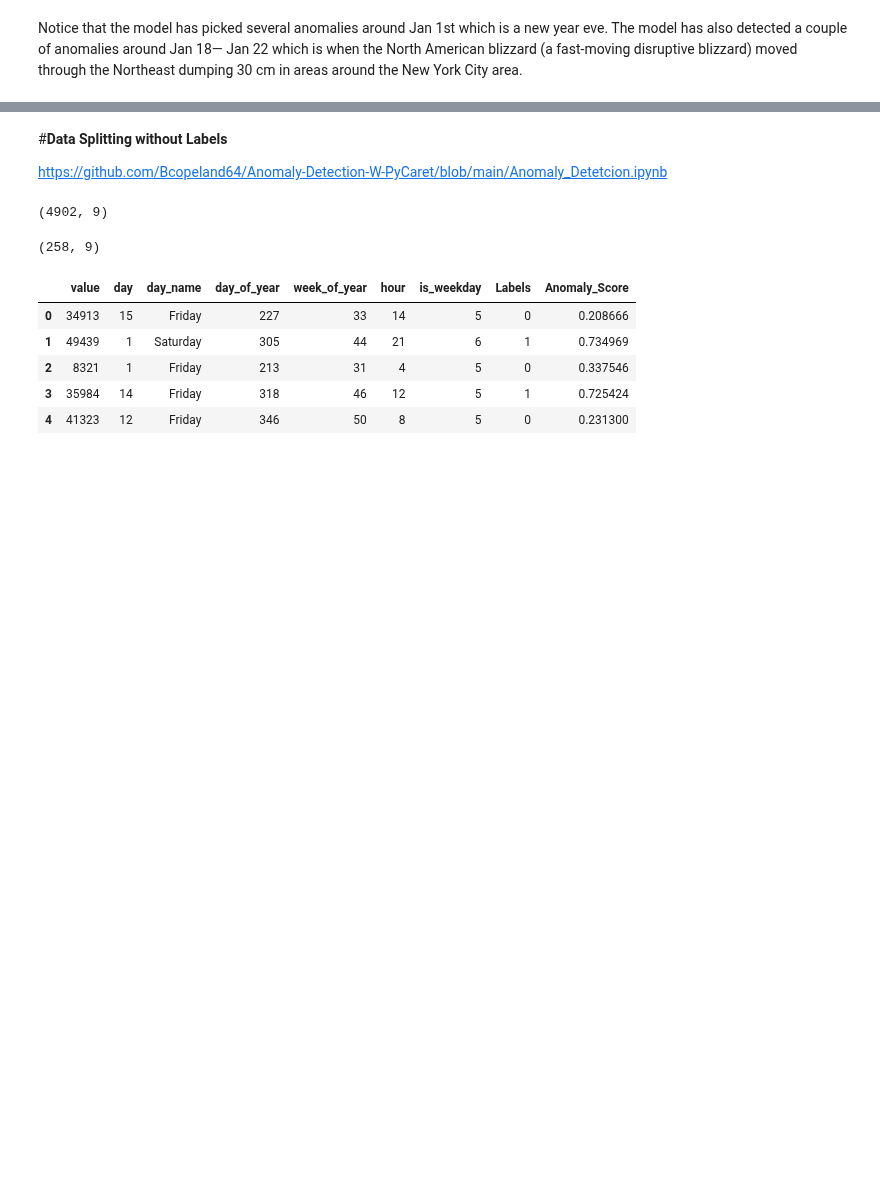
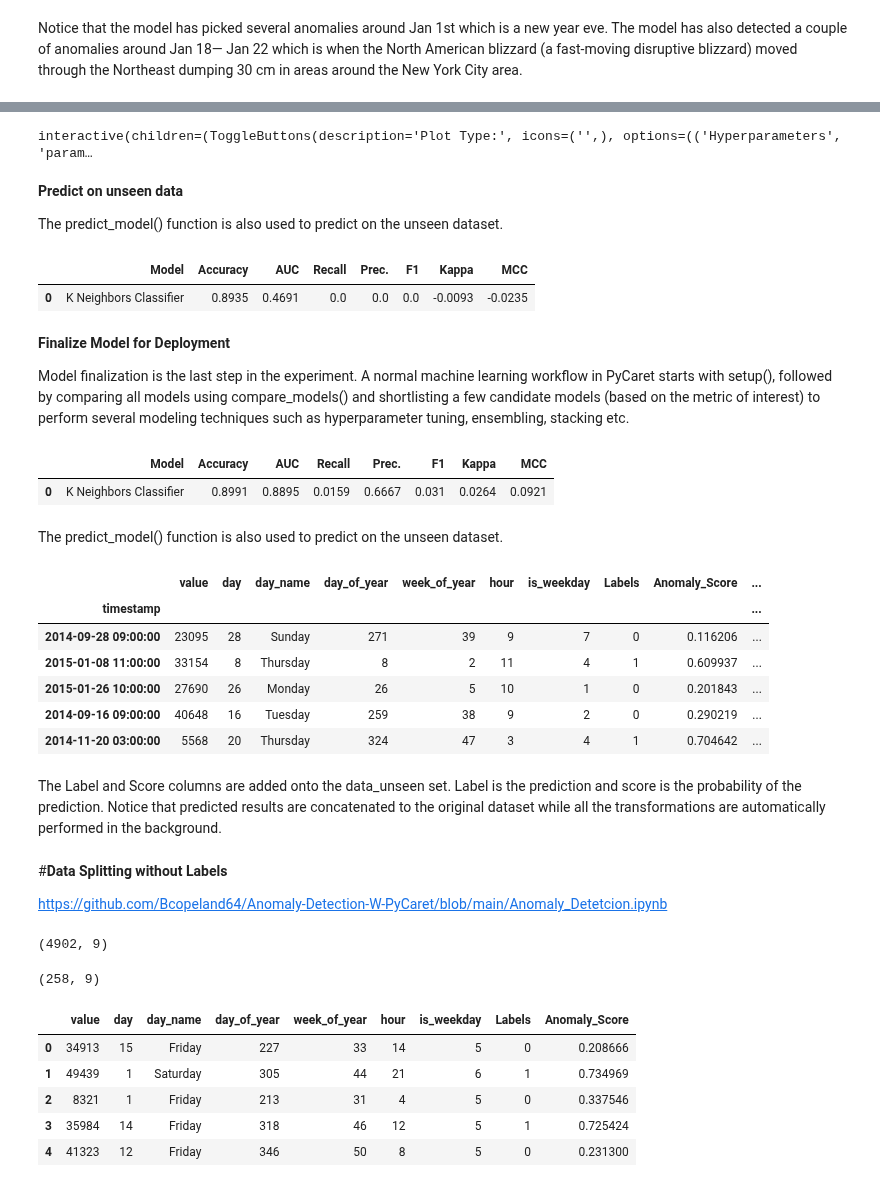
Before and after one commit to myconcordia/A2I2, a Jupyter notebook: Time_Series_Anomaly_Detection.ipynb, the cells around one changed output, grey strips where cells are left out. Drawn from its saved outputs; the diff is of its cells as text; code cells hidden in the pictures; blank space fills up the shorter version.

```diff
--- a/Time_Series_Anomaly_Detection.ipynb
+++ b/Time_Series_Anomaly_Detection.ipynb
@@ -263,3 +273,3 @@ train_data, test_data, train_labels, test_labels = train_test_split(sos_results,
 # %%
-train_data.reset_index(drop=True, inplace=True)
-test_data.reset_index(drop=True, inplace=True)
+#train_data.reset_index(drop=True, inplace=True)
+#test_data.reset_index(drop=True, inplace=True)
@@ -268,3 +357,41 @@ train_data['value']
+# %%
+evaluate_model(knn)
+# %% [output]
+interactive(children=(ToggleButtons(description='Plot Type:', icons=('',), options=(('Hyperparameters', 'param…
+# %% [markdown]
+**Predict on unseen data**
+
+The predict_model() function is also used to predict on the unseen dataset.
+# %%
+predict_model(knn);
+# %% [output]
+|  | Model | Accuracy | AUC | Recall | Prec. | F1 | Kappa | MCC |
+| 0 | K Neighbors Classifier | 0.8935 | 0.4691 | 0.0 | 0.0 | 0.0 | -0.0093 | -0.0235 |
+# %% [markdown]
+**Finalize Model for Deployment**
+
+Model finalization is the last step in the experiment. A normal machine learning workflow in PyCaret starts with setup(), followed by comparing all models using compare_models() and shortlisting a few candidate models (based on the metric of interest) to perform several modeling techniques such as hyperparameter tuning, ensembling, stacking etc.
+# %%
+knn = finalize_model(knn)
+predict_model(knn);
+# %% [output]
+|  | Model | Accuracy | AUC | Recall | Prec. | F1 | Kappa | MCC |
+| 0 | K Neighbors Classifier | 0.8991 | 0.8895 | 0.0159 | 0.6667 | 0.031 | 0.0264 | 0.0921 |
+# %% [markdown]
+The predict_model() function is also used to predict on the unseen dataset.
+# %%
+unseen_predictions = predict_model(knn, data=test_data)
+unseen_predictions.head()
+# %% [output]
+|  | value | day | day_name | day_of_year | week_of_year | hour | is_weekday | Labels | Anomaly_Score | ... |
+| timestamp |  |  |  |  |  |  |  |  |  | ... |
+| 2014-09-28 09:00:00 | 23095 | 28 | Sunday | 271 | 39 | 9 | 7 | 0 | 0.116206 | ... |
+| 2015-01-08 11:00:00 | 33154 | 8 | Thursday | 8 | 2 | 11 | 4 | 1 | 0.609937 | ... |
+| 2015-01-26 10:00:00 | 27690 | 26 | Monday | 26 | 5 | 10 | 1 | 0 | 0.201843 | ... |
+| 2014-09-16 09:00:00 | 40648 | 16 | Tuesday | 259 | 38 | 9 | 2 | 0 | 0.290219 | ... |
+| 2014-11-20 03:00:00 | 5568 | 20 | Thursday | 324 | 47 | 3 | 4 | 1 | 0.704642 | ... |
+# %% [markdown]
+The Label and Score columns are added onto the data_unseen set. Label is the prediction and score is the probability of the prediction. Notice that predicted results are concatenated to the original dataset while all the transformations are automatically performed in the background.
 # %% [markdown]
 #**Data Splitting without Labels**
 
```
Also changed, not shown: parts of 10 cells of this notebook.
